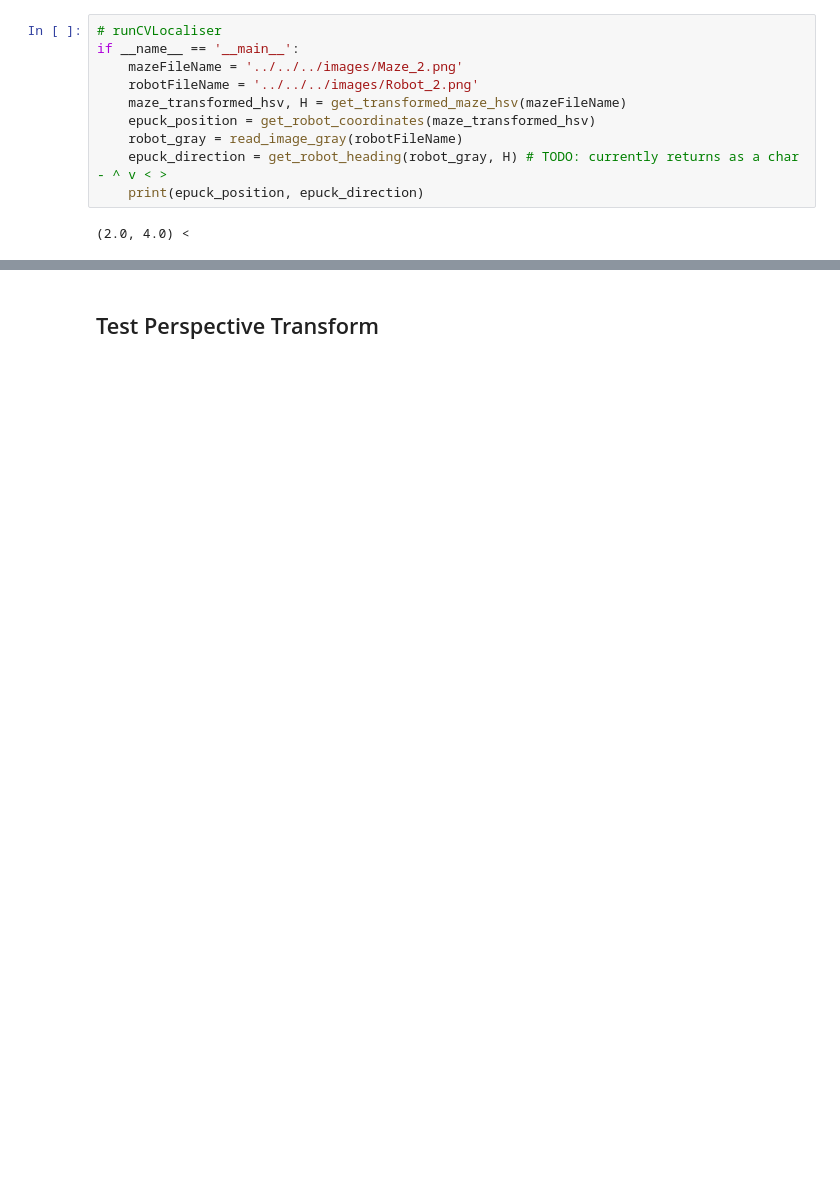
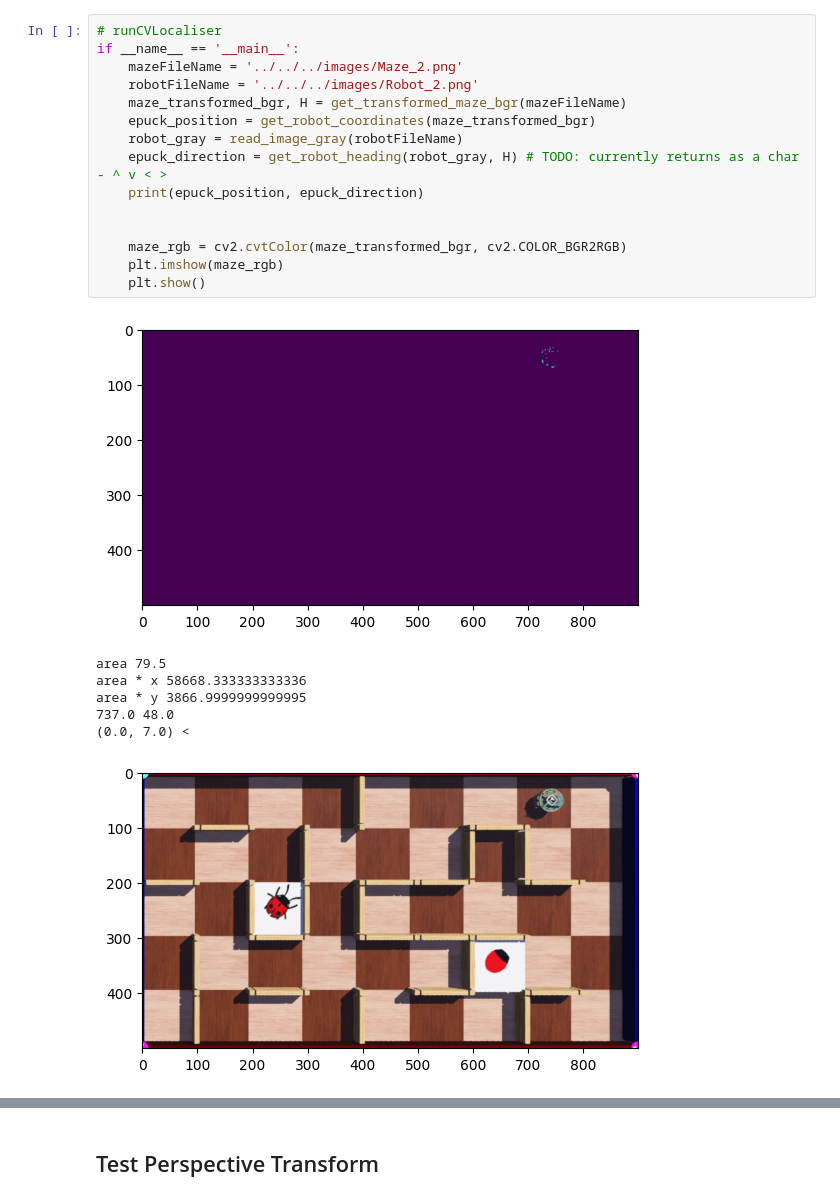
Before and after one commit to dennuguyen/mtrn4110-proj, a Jupyter notebook: controllers/PuckYou/scripts/CVPuckYou.ipynb, the cells around one changed output, grey strips where cells are left out. Cells and saved outputs as stored; diff of their text form; blank space fills up the shorter version.

Commit message:
fixed robot detection

```diff
--- a/controllers/PuckYou/scripts/CVPuckYou.ipynb
+++ b/controllers/PuckYou/scripts/CVPuckYou.ipynb
@@ -433,15 +458,26 @@ def get_map_string(horizontal, vertical):
 # %%
 # runCVLocaliser
 if __name__ == '__main__':
     mazeFileName = '../../../images/Maze_2.png'
     robotFileName = '../../../images/Robot_2.png'
-    maze_transformed_hsv, H = get_transformed_maze_hsv(mazeFileName)
-    epuck_position = get_robot_coordinates(maze_transformed_hsv)
+    maze_transformed_bgr, H = get_transformed_maze_bgr(mazeFileName)
+    epuck_position = get_robot_coordinates(maze_transformed_bgr)
     robot_gray = read_image_gray(robotFileName)
     epuck_direction = get_robot_heading(robot_gray, H) # TODO: currently returns as a char - ^ v < >
     print(epuck_position, epuck_direction)
+
+
+    maze_rgb = cv2.cvtColor(maze_transformed_bgr, cv2.COLOR_BGR2RGB)
+    plt.imshow(maze_rgb)
+    plt.show()
 # %% [output]
+[figure, added]
-(2.0, 4.0) <
+area 79.5
+area * x 58668.333333333336
+area * y 3866.9999999999995
+737.0 48.0
+(0.0, 7.0) <
+[figure, added]
 # %%
 # runCVWaypointer
 if __name__ == '__main__':
```
Also changed, not shown: parts of 4 cells of this notebook, 1 other file.
